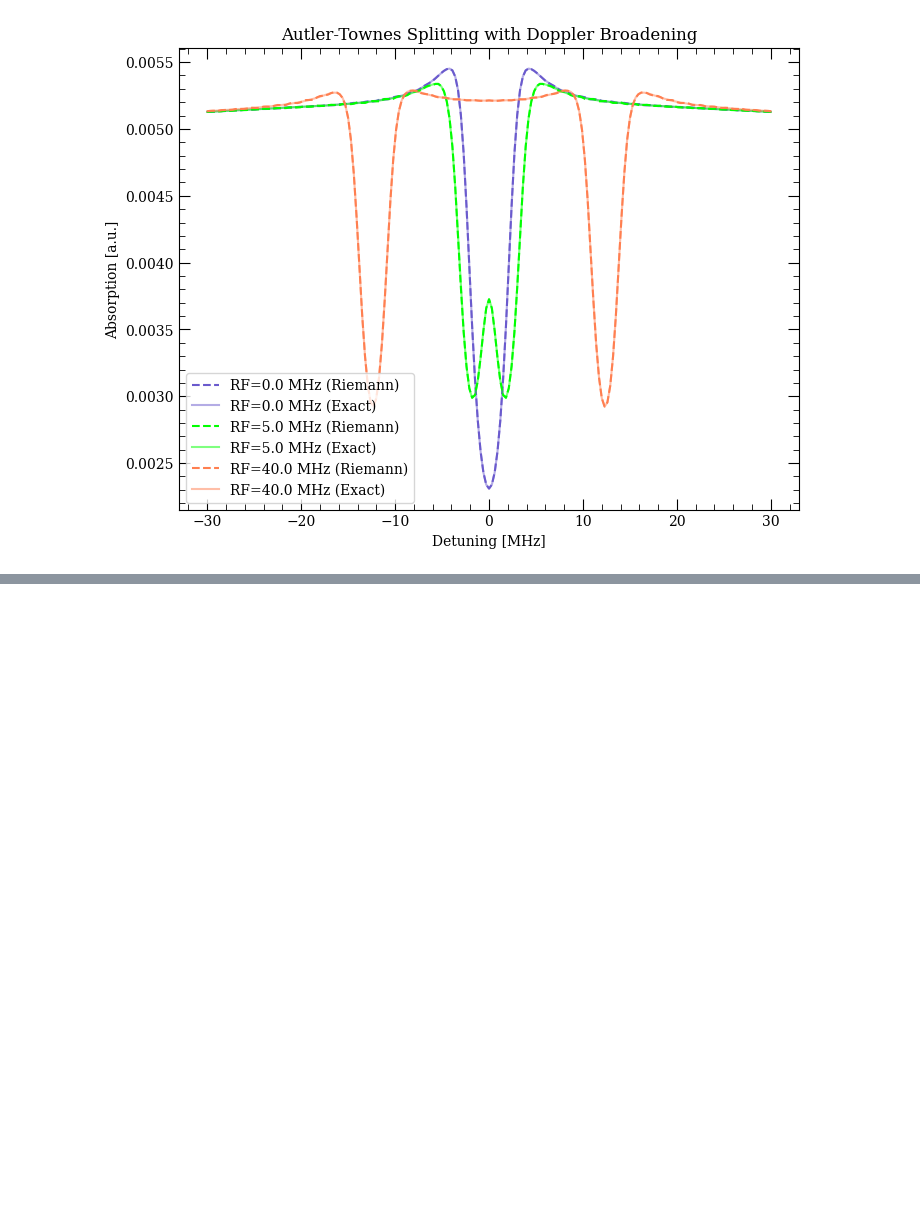
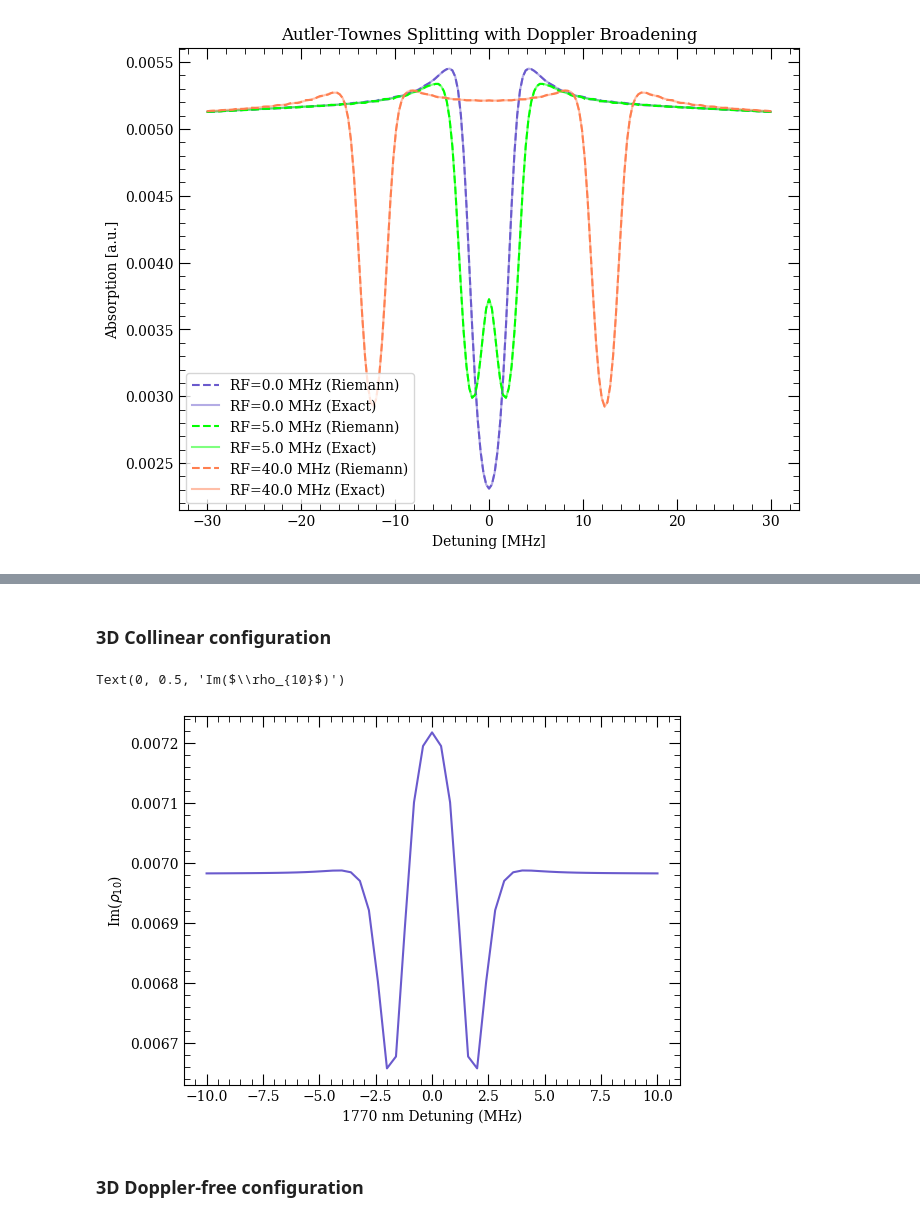
Before and after one commit to QTC-UMD/rydiqule, a Jupyter notebook: docs/source/examples/Analytical Doppler Demo.ipynb, the cells around one changed output, grey strips where cells are left out. Drawn from its saved outputs; the diff is of its cells as text; code cells hidden in the pictures; blank space fills up the shorter version.

```diff
--- a/docs/source/examples/Analytical Doppler Demo.ipynb
+++ b/docs/source/examples/Analytical Doppler Demo.ipynb
@@ -163,0 +320,43 @@ plt.show()
+# %%
+# parameters for Cell
+atom = 'Cs'
+
+states = [
+    rq.A_QState(6,0,1/2),
+    rq.A_QState(6,1,3/2),
+    rq.A_QState(7,0,1/2),
+    rq.A_QState(8,1,1/2),
+    rq.A_QState(52,2,3/2)
+]
+
+sensor = rq.Cell(atom, states)
+# %%
+# laser parameters
+detunings = 2*np.pi*np.linspace(-10,10,51)
+Omega_p = 2*np.pi*2
+Omega_d1 = 2*np.pi*10
+Omega_d2 = 2*np.pi*12
+Omega_R = 2*np.pi*1
+# %% [markdown]
+### 3D Collinear configuration
+# %%
+kunit1 = np.array([-1,0,0])
+kunit2 = np.array([1,0,0])
+
+probe = {'states': (states[0],states[1]), 'detuning': 0, 'rabi_frequency': Omega_p, 'kunit': kunit1}
+dressing1 = {'states': (states[1],states[2]), 'detuning': 0, 'rabi_frequency': Omega_d1, 'kunit': kunit2}
+dressing2 = {'states': (states[1],states[2]), 'detuning': 0, 'rabi_frequency': Omega_d2, 'kunit': kunit2}
+Rydberg = {'states': (states[2],states[3]), 'detuning': detunings, 'rabi_frequency': Omega_R, 'kunit': kunit2}
+
+sensor.add_couplings(probe, dressing1, dressing2, Rydberg)
+sols_col = rq.solve_doppler_hybrid(sensor)
+# %%
+fig, ax = plt.subplots()
+ax.plot(detunings/(2*np.pi), sols_col.rho_ij(1,0).imag, c='slateblue')
+ax.set_xlabel("1770 nm Detuning (MHz)")
+ax.set_ylabel(r"Im($\rho_{10}$)")
+# %% [output]
+Text(0, 0.5, 'Im($\\rho_{10}$)')
+[figure, added]
+# %% [markdown]
+### 3D Doppler-free configuration
```
Also changed, not shown: parts of 35 cells of this notebook, 2 other files.
